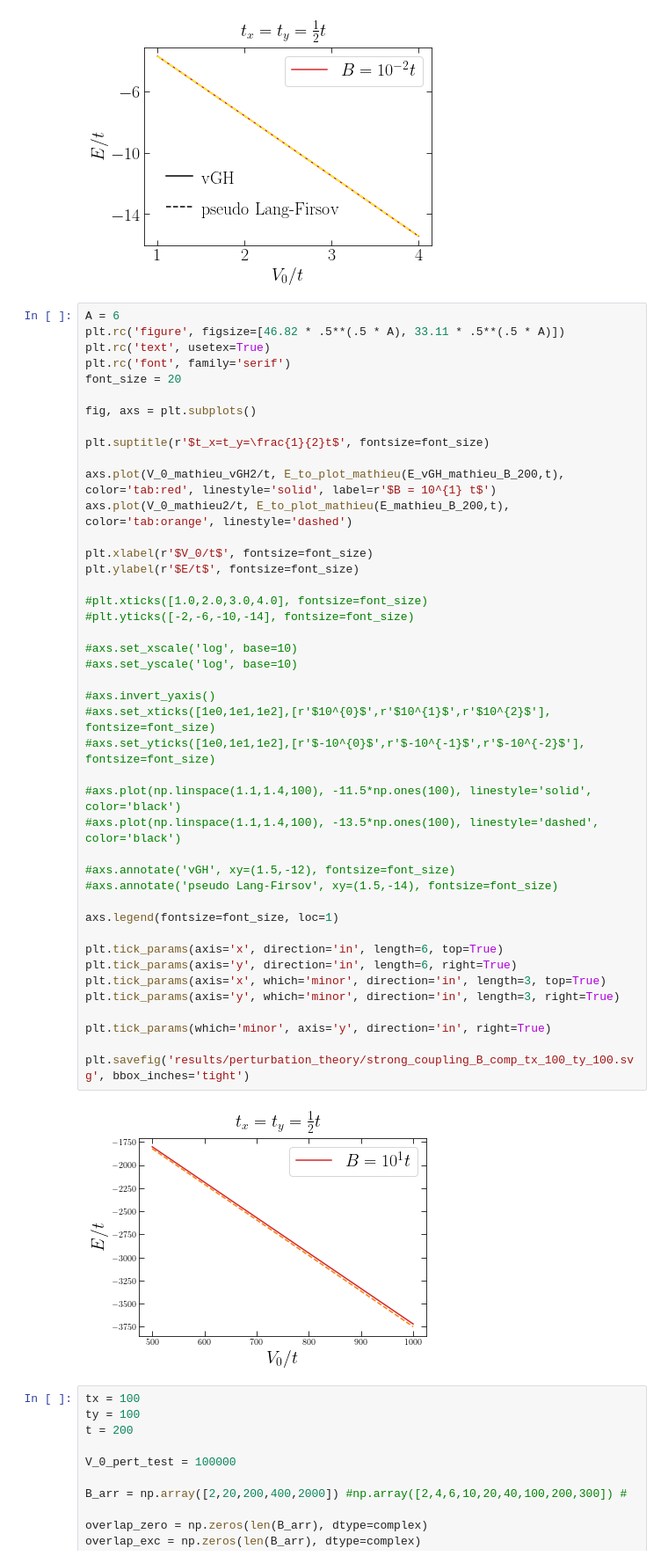
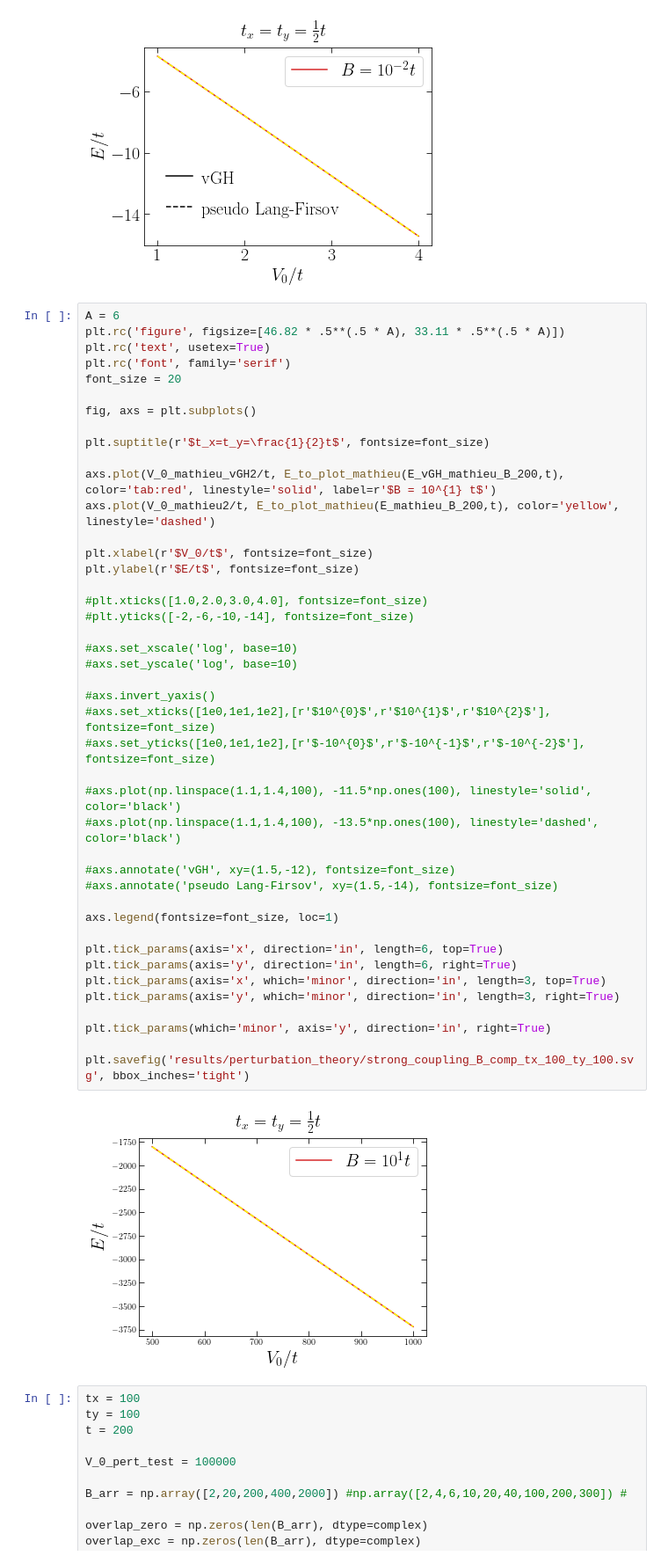
Before and after one commit to Progklui/rotor_lattice_models, a Jupyter notebook: perturbation_theory.ipynb, the cells around one changed output. Shown: that part at 88% size. Drawn from its saved outputs; the diff is of its cells as text.

```diff
--- a/perturbation_theory.ipynb
+++ b/perturbation_theory.ipynb
@@ -1429,39 +1429,39 @@ fig, axs = plt.subplots()
 plt.suptitle(r'$t_x=t_y=\frac{1}{2}t$', fontsize=font_size)
 
 axs.plot(V_0_mathieu_vGH2/t, E_to_plot_mathieu(E_vGH_mathieu_B_200,t), color='tab:red', linestyle='solid', label=r'$B = 10^{1} t$')
-axs.plot(V_0_mathieu2/t, E_to_plot_mathieu(E_mathieu_B_200,t), color='tab:orange', linestyle='dashed')
+axs.plot(V_0_mathieu2/t, E_to_plot_mathieu(E_mathieu_B_200,t), color='yellow', linestyle='dashed')
 
 plt.xlabel(r'$V_0/t$', fontsize=font_size)
 plt.ylabel(r'$E/t$', fontsize=font_size)
 
 #plt.xticks([1.0,2.0,3.0,4.0], fontsize=font_size)
 #plt.yticks([-2,-6,-10,-14], fontsize=font_size)
 
 #axs.set_xscale('log', base=10)
 #axs.set_yscale('log', base=10)
 
 #axs.invert_yaxis()
 #axs.set_xticks([1e0,1e1,1e2],[r'$10^{0}$',r'$10^{1}$',r'$10^{2}$'], fontsize=font_size)
 #axs.set_yticks([1e0,1e1,1e2],[r'$-10^{0}$',r'$-10^{-1}$',r'$-10^{-2}$'], fontsize=font_size)
 
 #axs.plot(np.linspace(1.1,1.4,100), -11.5*np.ones(100), linestyle='solid', color='black')
 #axs.plot(np.linspace(1.1,1.4,100), -13.5*np.ones(100), linestyle='dashed', color='black')
 
 #axs.annotate('vGH', xy=(1.5,-12), fontsize=font_size)
 #axs.annotate('pseudo Lang-Firsov', xy=(1.5,-14), fontsize=font_size)
 
 axs.legend(fontsize=font_size, loc=1)
 
 plt.tick_params(axis='x', direction='in', length=6, top=True)
 plt.tick_params(axis='y', direction='in', length=6, right=True)
 plt.tick_params(axis='x', which='minor', direction='in', length=3, top=True)
 plt.tick_params(axis='y', which='minor', direction='in', length=3, right=True)
 
 plt.tick_params(which='minor', axis='y', direction='in', right=True)
 
 plt.savefig('results/perturbation_theory/strong_coupling_B_comp_tx_100_ty_100.svg', bbox_inches='tight')
 # %% [output]
-[figure, old version]
+[figure, new version]
 # %%
 tx = 100
 ty = 100
```
Also changed, not shown: 1 other file.
